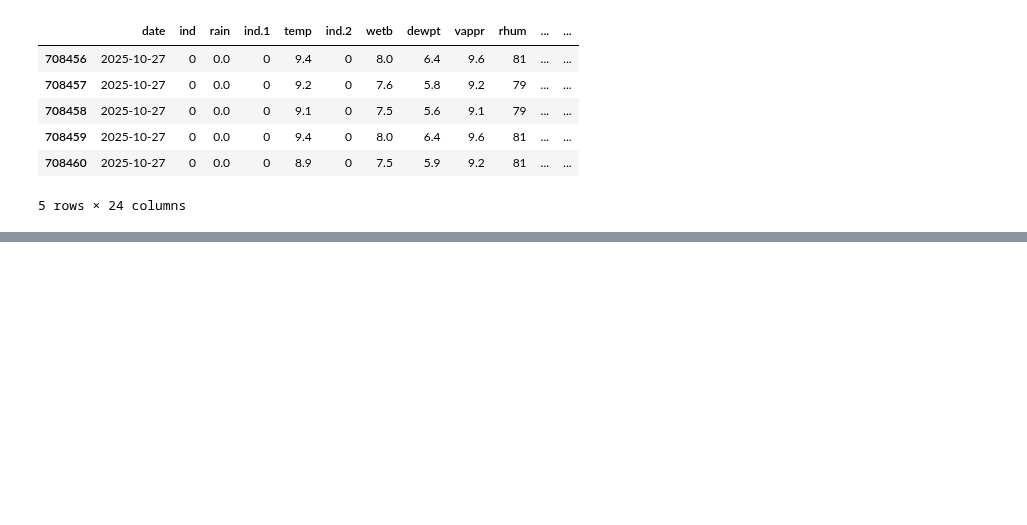
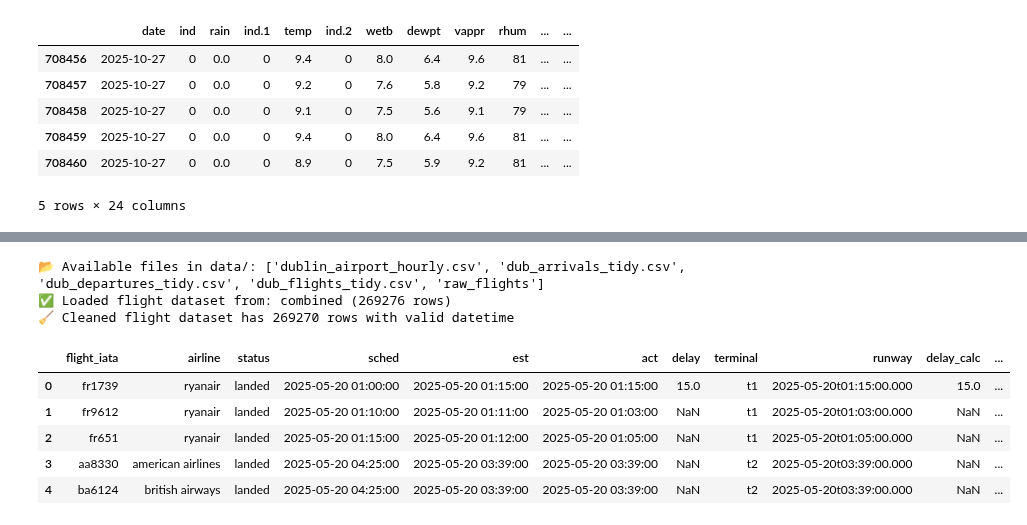
Before and after one commit to ECronin1973/programming-for-data-analytics, a Jupyter notebook: project/flight_reroute_dub.ipynb, the cells around one changed output, grey strips where cells are left out. Saved outputs shown, nothing was run; the diff lists cells and outputs as text; code cells hidden in the pictures; blank space fills up the shorter version.

```diff
--- a/project/flight_reroute_dub.ipynb
+++ b/project/flight_reroute_dub.ipynb
@@ -1186,0 +1199,67 @@ display(range_df.head())
+# %%
+# 📊 Step 16 – Load and clean Dublin Airport flight data
+
+DATA_DIR = Path("data")
+
+# --- Inspect available tidy flight files ---
+print("📂 Available files in data/:", os.listdir(DATA_DIR))
+
+# --- Load the combined tidy flights file if present; fall back to arrivals+departures ---
+flights_path = DATA_DIR / "dub_flights_tidy.csv"
+arr_path = DATA_DIR / "dub_arrivals_tidy.csv"
+dep_path = DATA_DIR / "dub_departures_tidy.csv"
+
+if flights_path.exists():
+    # Preferred: combined tidy dataset
+    df_flights = pd.read_csv(flights_path, low_memory=False)
+    source_used = "combined"
+elif arr_path.exists() and dep_path.exists():
+    # Fallback: arrivals + departures concatenated
+    df_arrivals = pd.read_csv(arr_path, low_memory=False)
+    df_departures = pd.read_csv(dep_path, low_memory=False)
+    # Harmonise columns before concatenation
+    common_cols = sorted(set(df_arrivals.columns).intersection(set(df_departures.columns)))
+    df_flights = pd.concat(
+        [df_arrivals[common_cols], df_departures[common_cols]],
+        ignore_index=True
+    )
+    source_used = "arrivals+departures"
+else:
+    raise FileNotFoundError("❌ No tidy flight files found in data/. Expected dub_flights_tidy.csv or both arrivals/departures.")
+
+print(f"✅ Loaded flight dataset from: {source_used} ({len(df_flights)} rows)")
+
+# --- Normalise column names and whitespace ---
+df_flights.columns = df_flights.columns.str.strip().str.lower()
+
+# --- Ensure a proper datetime column ---
+# Use 'sched' (scheduled time) as the canonical datetime for weather alignment
+if "sched" in df_flights.columns:
+    df_flights["datetime"] = pd.to_datetime(df_flights["sched"], errors="coerce")
+elif "datetime" in df_flights.columns:
+    df_flights["datetime"] = pd.to_datetime(df_flights["datetime"], errors="coerce")
+elif "date" in df_flights.columns and "time" in df_flights.columns:
+    df_flights = prepare_datetime(df_flights, date_col="date", time_col="time")
+else:
+    raise KeyError("❌ Flight data needs either 'sched', 'datetime', or both 'date' and 'time' columns.")
+
+# --- Convert delay columns to numeric if present ---
+for col in ["arr_delay", "dep_delay", "delay", "delay_minutes", "delay_calc"]:
+    if col in df_flights.columns:
+        df_flights[col] = pd.to_numeric(df_flights[col], errors="coerce")
+
+# --- Drop rows without valid datetime and reset index ---
+df_flights = df_flights.dropna(subset=["datetime"]).reset_index(drop=True)
+
+print(f"🧹 Cleaned flight dataset has {len(df_flights)} rows with valid datetime")
+display(df_flights.head())
+# %% [output]
+📂 Available files in data/: ['dublin_airport_hourly.csv', 'dub_arrivals_tidy.csv', 'dub_departures_tidy.csv', 'dub_flights_tidy.csv', 'raw_flights']
+✅ Loaded flight dataset from: combined (269276 rows)
+🧹 Cleaned flight dataset has 269270 rows with valid datetime
+|  | flight_iata | airline | status | sched | est | act | delay | terminal | runway | delay_calc | ... |
+| 0 | fr1739 | ryanair | landed | 2025-05-20 01:00:00 | 2025-05-20 01:15:00 | 2025-05-20 01:15:00 | 15.0 | t1 | 2025-05-20t01:15:00.000 | 15.0 | ... |
+| 1 | fr9612 | ryanair | landed | 2025-05-20 01:10:00 | 2025-05-20 01:11:00 | 2025-05-20 01:03:00 | NaN | t1 | 2025-05-20t01:03:00.000 | NaN | ... |
+| 2 | fr651 | ryanair | landed | 2025-05-20 01:15:00 | 2025-05-20 01:12:00 | 2025-05-20 01:05:00 | NaN | t1 | 2025-05-20t01:05:00.000 | NaN | ... |
+| 3 | aa8330 | american airlines | landed | 2025-05-20 04:25:00 | 2025-05-20 03:39:00 | 2025-05-20 03:39:00 | NaN | t2 | 2025-05-20t03:39:00.000 | NaN | ... |
+| 4 | ba6124 | british airways | landed | 2025-05-20 04:25:00 | 2025-05-20 03:39:00 | 2025-05-20 03:39:00 | NaN | t2 | 2025-05-20t03:39:00.000 | NaN | ... |
```
Also changed, not shown: parts of 3 cells of this notebook, 1 other file.
